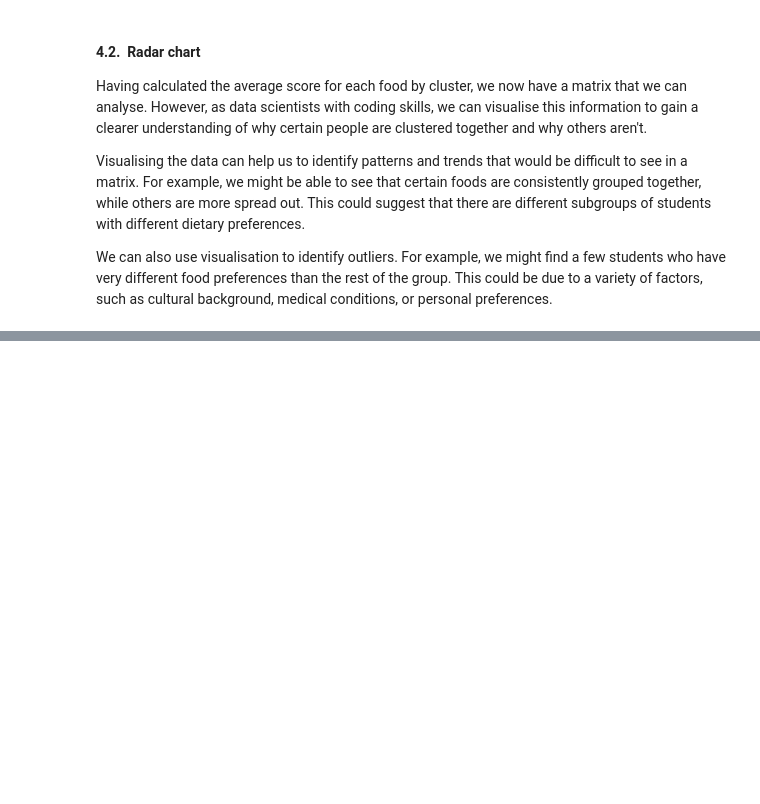
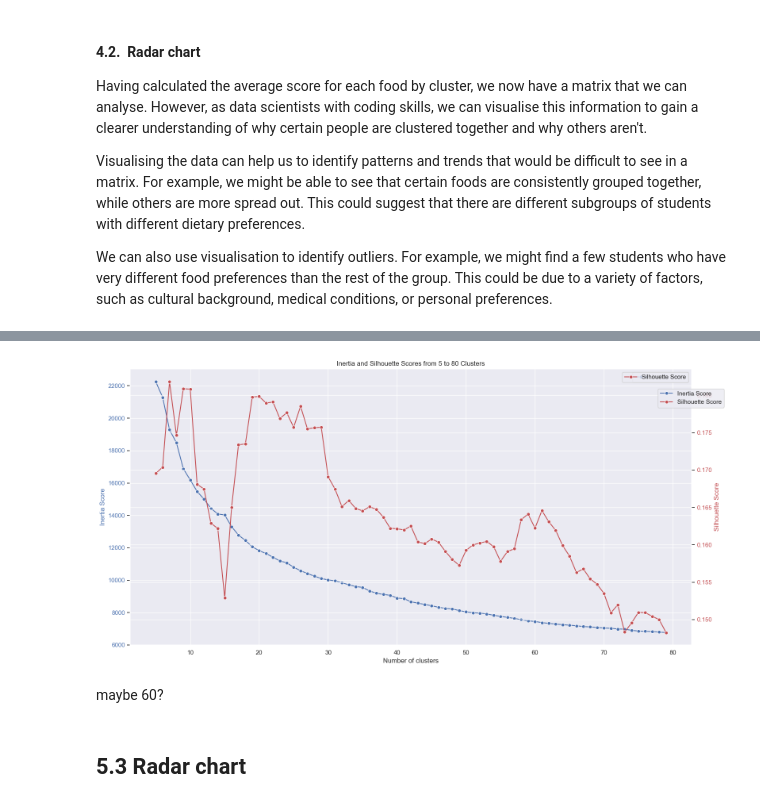
Before and after one commit to gastan81/unsupervised-ml, a Jupyter notebook: 3_analysing_k_means__choosing_k.ipynb, the cells around one changed output, grey strips where cells are left out. Saved outputs shown, nothing was run; the diff lists cells and outputs as text; code cells hidden in the pictures; blank space fills up the shorter version.

```diff
--- a/3_analysing_k_means__choosing_k.ipynb
+++ b/3_analysing_k_means__choosing_k.ipynb
@@ -258,0 +382,33 @@ Also, feel free to be creative in how you think you can decide whether the track
+# %%
+# random seed 123
+import matplotlib.pyplot as plt
+import seaborn as sns
+
+# Assuming inertia_list, sil_scores, min_k, and max_k are defined
+fig, ax = plt.subplots(1, 1, figsize=(16, 8))
+
+# Plot inertia scores
+sns.lineplot(x=range(min_k, max_k), y=inertia_list, marker='o', ax=ax, label="Inertia Score", color='b')
+ax.set_xlabel("Number of clusters")
+ax.set_ylabel("Inertia Score", color='b')
+ax.tick_params(axis='y', labelcolor='b')
+
+# Create a secondary y-axis
+ax2 = ax.twinx()
+sns.lineplot(x=range(min_k, max_k), y=sil_scores, marker='o', ax=ax2, label="Silhouette Score", color='r')
+ax2.set_ylabel("Silhouette Score", color='r')
+ax2.tick_params(axis='y', labelcolor='r')
+
+# Add a title and legends
+ax.set_title(f"Inertia and Silhouette Scores from {min_k} to {max_k} Clusters")
+fig.legend(loc="upper right", bbox_to_anchor=(1, 0.9))
+
+# Show the plot
+plt.tight_layout()
+plt.show()
+# %% [output]
+[figure, added]
+# %% [markdown]
+maybe 60?
+# %% [markdown]
+## 5.3 Radar chart
```
Also changed, not shown: parts of 19 cells of this notebook.
